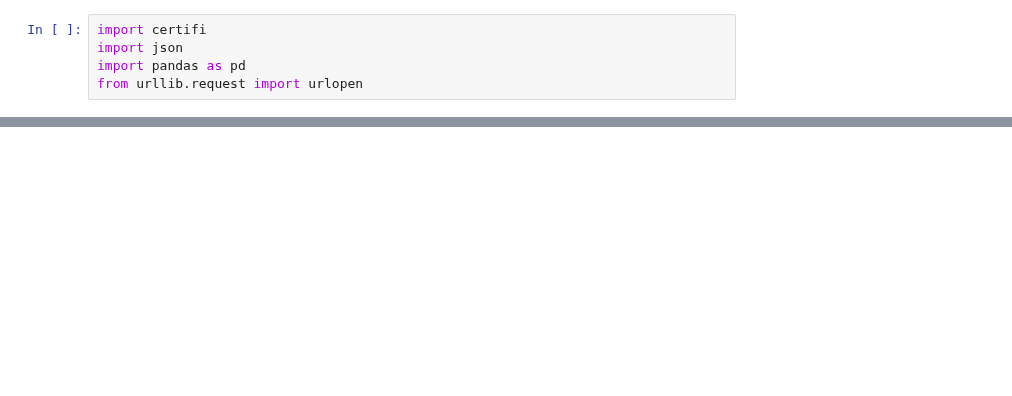
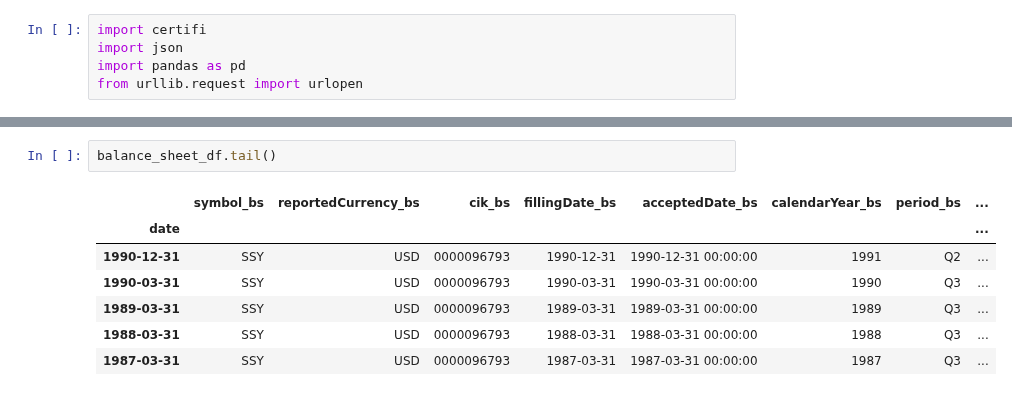
Before and after one commit to simonjpc/value_investment, a Jupyter notebook: various-tests-extraction-system-design.ipynb, the cells around one changed output, grey strips where cells are left out. Drawn from its saved outputs; the diff is of its cells as text; blank space fills up the shorter version.

```diff
--- a/various-tests-extraction-system-design.ipynb
+++ b/various-tests-extraction-system-design.ipynb
@@ -31,0 +34,10 @@ pd.DataFrame(data_balance_sheet)
+# %%
+balance_sheet_df.tail()
+# %% [output]
+|  | symbol_bs | reportedCurrency_bs | cik_bs | fillingDate_bs | acceptedDate_bs | calendarYear_bs | period_bs | ... |
+| date |  |  |  |  |  |  |  | ... |
+| 1990-12-31 | SSY | USD | 0000096793 | 1990-12-31 | 1990-12-31 00:00:00 | 1991 | Q2 | ... |
+| 1990-03-31 | SSY | USD | 0000096793 | 1990-03-31 | 1990-03-31 00:00:00 | 1990 | Q3 | ... |
+| 1989-03-31 | SSY | USD | 0000096793 | 1989-03-31 | 1989-03-31 00:00:00 | 1989 | Q3 | ... |
+| 1988-03-31 | SSY | USD | 0000096793 | 1988-03-31 | 1988-03-31 00:00:00 | 1988 | Q3 | ... |
+| 1987-03-31 | SSY | USD | 0000096793 | 1987-03-31 | 1987-03-31 00:00:00 | 1987 | Q3 | ... |
```
Also changed, not shown: parts of 22 cells of this notebook.
